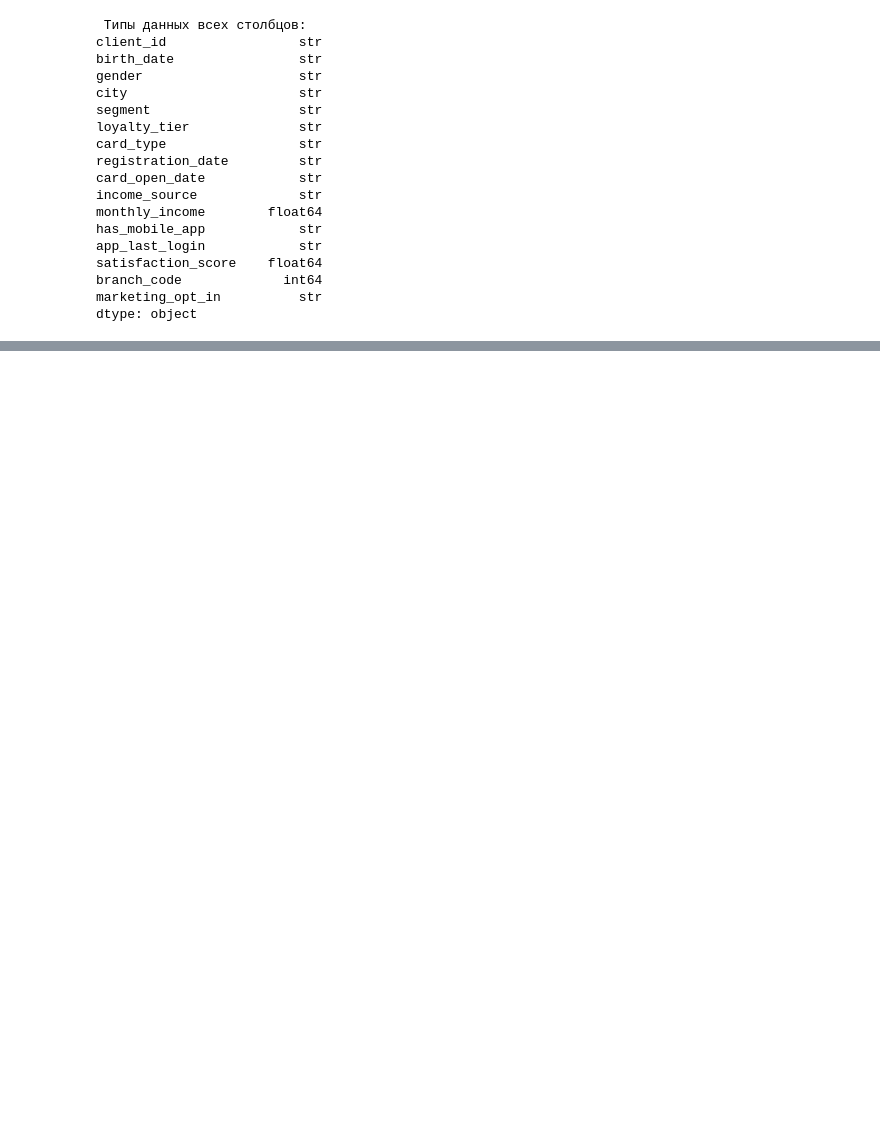
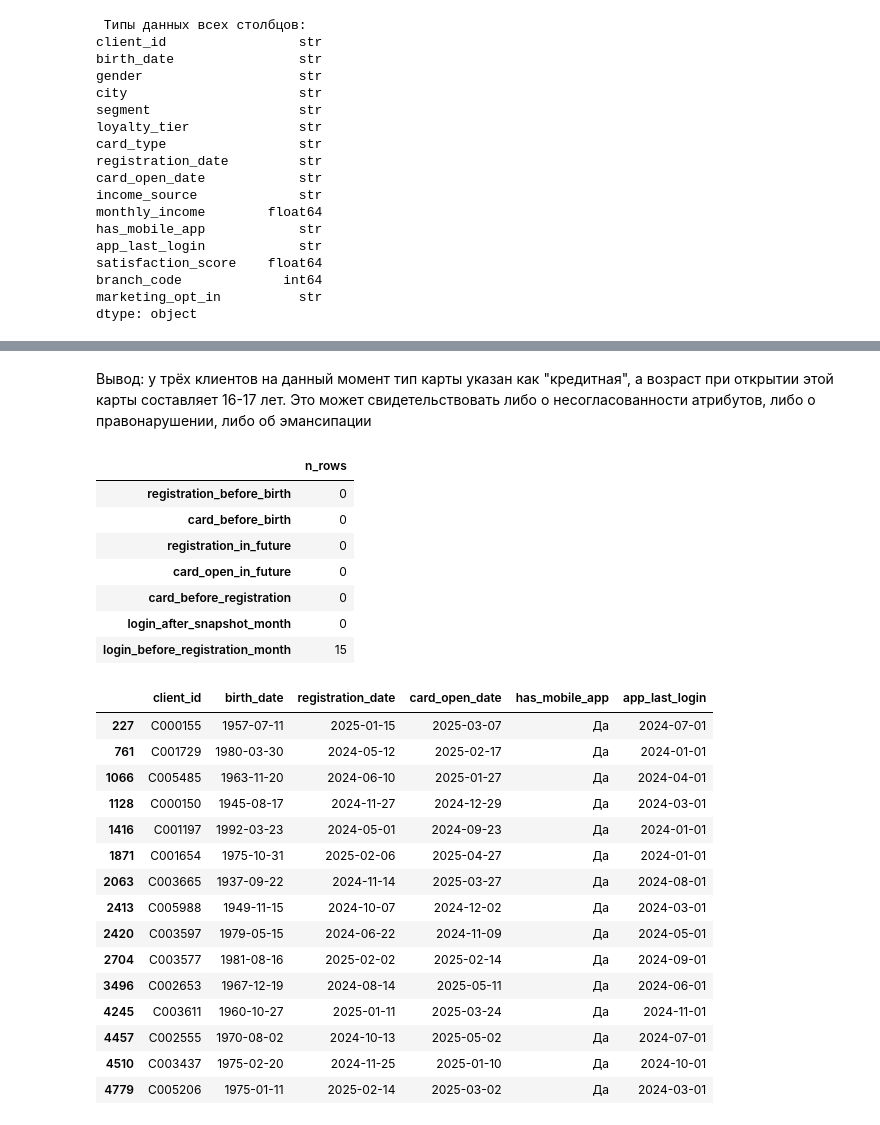
Before and after one commit to 6VolGirl/Suhodolova_Anna_Lab1, a Jupyter notebook: 01_analysis.ipynb, the cells around one changed output, grey strips where cells are left out. Saved outputs shown, nothing was run; the diff lists cells and outputs as text; code cells hidden in the pictures; blank space fills up the shorter version.

```diff
--- a/01_analysis.ipynb
+++ b/01_analysis.ipynb
@@ -264,0 +524,61 @@ display(df_anomalies[['client_id', 'has_mobile_app', 'app_last_login']].head(20)
+# %% [markdown]
+Вывод: у трёх клиентов на данный момент тип карты указан как "кредитная", а возраст при открытии этой карты составляет 16-17 лет. Это может свидетельствовать либо о несогласованности атрибутов, либо о правонарушении, либо об эмансипации
+# %%
+date_flags = pd.DataFrame({
+    'registration_before_birth': (
+        df_clients['registration_date'] < df_clients['birth_date']
+    ),
+    'card_before_birth': (
+        df_clients['card_open_date'] < df_clients['birth_date']
+    ),
+    'registration_in_future': (
+        df_clients['registration_date'] > REFERENCE_DATE
+    ),
+    'card_open_in_future': (
+        df_clients['card_open_date'] > REFERENCE_DATE
+    ),
+    'card_before_registration': ( # Карта открыта ДО регистрации
+        df_clients['card_open_date'] < df_clients['registration_date']
+    ),
+    'login_after_snapshot_month': ( #  Последний вход в приложение был ПОСЛЕ контрольного месяца
+        df_clients['app_last_login'].dt.to_period('M')
+        > REFERENCE_DATE.to_period('M')
+    ),
+    'login_before_registration_month': (# Последний вход в приложение был ДО месяца регистрации
+        df_clients['app_last_login'].dt.to_period('M')
+        < df_clients['registration_date'].dt.to_period('M')
+    ),
+}).fillna(False)
+
+display(date_flags.sum().to_frame('n_rows'))
+
+display(df_clients.loc[
+    date_flags.any(axis=1),
+    ['client_id', 'birth_date', 'registration_date',
+     'card_open_date', 'has_mobile_app', 'app_last_login']
+])
+# %% [output]
+|  | n_rows |
+| registration_before_birth | 0 |
+| card_before_birth | 0 |
+| registration_in_future | 0 |
+| card_open_in_future | 0 |
+| card_before_registration | 0 |
+| login_after_snapshot_month | 0 |
+| login_before_registration_month | 15 |
+|  | client_id | birth_date | registration_date | card_open_date | has_mobile_app | app_last_login |
+| 227 | C000155 | 1957-07-11 | 2025-01-15 | 2025-03-07 | Да | 2024-07-01 |
+| 761 | C001729 | 1980-03-30 | 2024-05-12 | 2025-02-17 | Да | 2024-01-01 |
+| 1066 | C005485 | 1963-11-20 | 2024-06-10 | 2025-01-27 | Да | 2024-04-01 |
+| 1128 | C000150 | 1945-08-17 | 2024-11-27 | 2024-12-29 | Да | 2024-03-01 |
+| 1416 | C001197 | 1992-03-23 | 2024-05-01 | 2024-09-23 | Да | 2024-01-01 |
+| 1871 | C001654 | 1975-10-31 | 2025-02-06 | 2025-04-27 | Да | 2024-01-01 |
+| 2063 | C003665 | 1937-09-22 | 2024-11-14 | 2025-03-27 | Да | 2024-08-01 |
+| 2413 | C005988 | 1949-11-15 | 2024-10-07 | 2024-12-02 | Да | 2024-03-01 |
+| 2420 | C003597 | 1979-05-15 | 2024-06-22 | 2024-11-09 | Да | 2024-05-01 |
+| 2704 | C003577 | 1981-08-16 | 2025-02-02 | 2025-02-14 | Да | 2024-09-01 |
+| 3496 | C002653 | 1967-12-19 | 2024-08-14 | 2025-05-11 | Да | 2024-06-01 |
+| 4245 | C003611 | 1960-10-27 | 2025-01-11 | 2025-03-24 | Да | 2024-11-01 |
+| 4457 | C002555 | 1970-08-02 | 2024-10-13 | 2025-05-02 | Да | 2024-07-01 |
+| 4510 | C003437 | 1975-02-20 | 2024-11-25 | 2025-01-10 | Да | 2024-10-01 |
+| 4779 | C005206 | 1975-01-11 | 2025-02-14 | 2025-03-02 | Да | 2024-03-01 |
```
Also changed, not shown: parts of 38 cells of this notebook.
